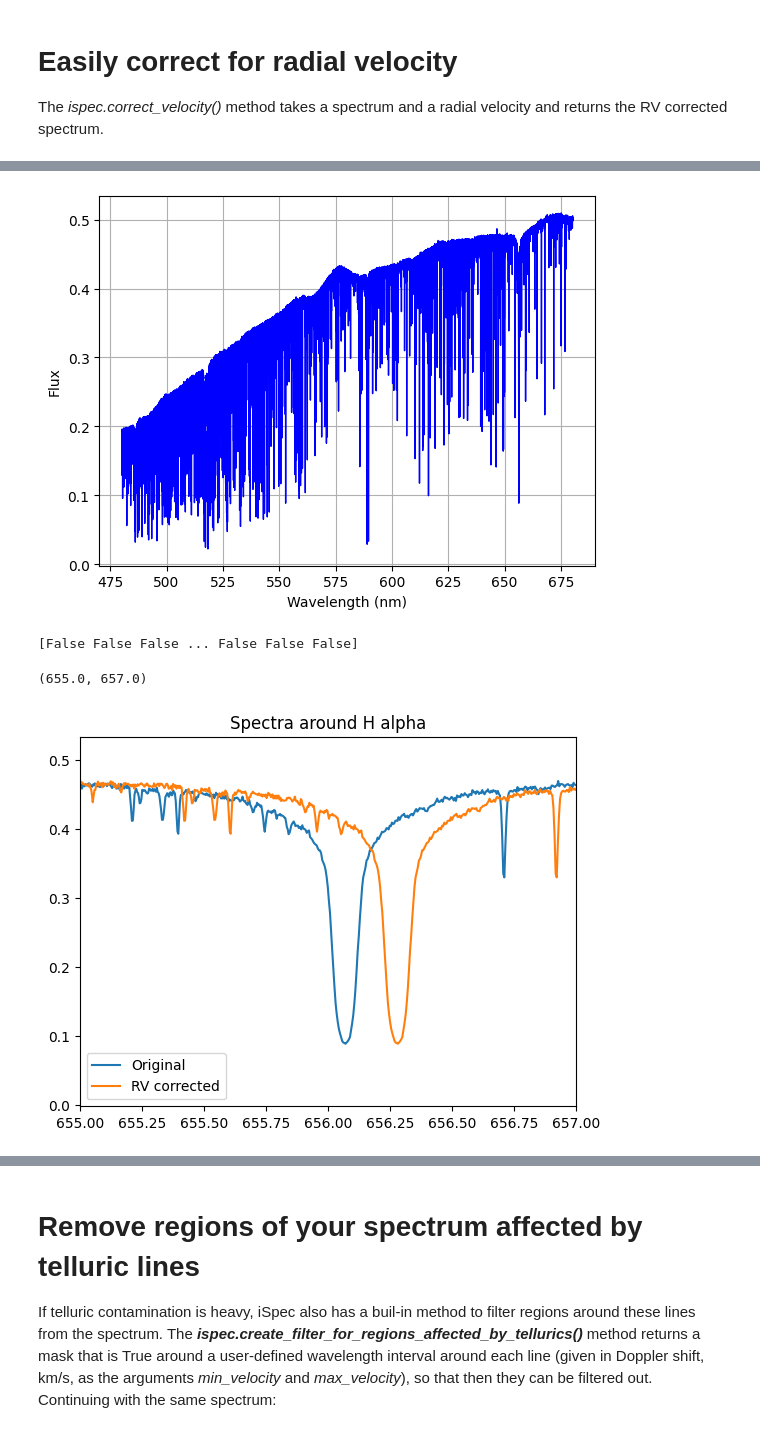
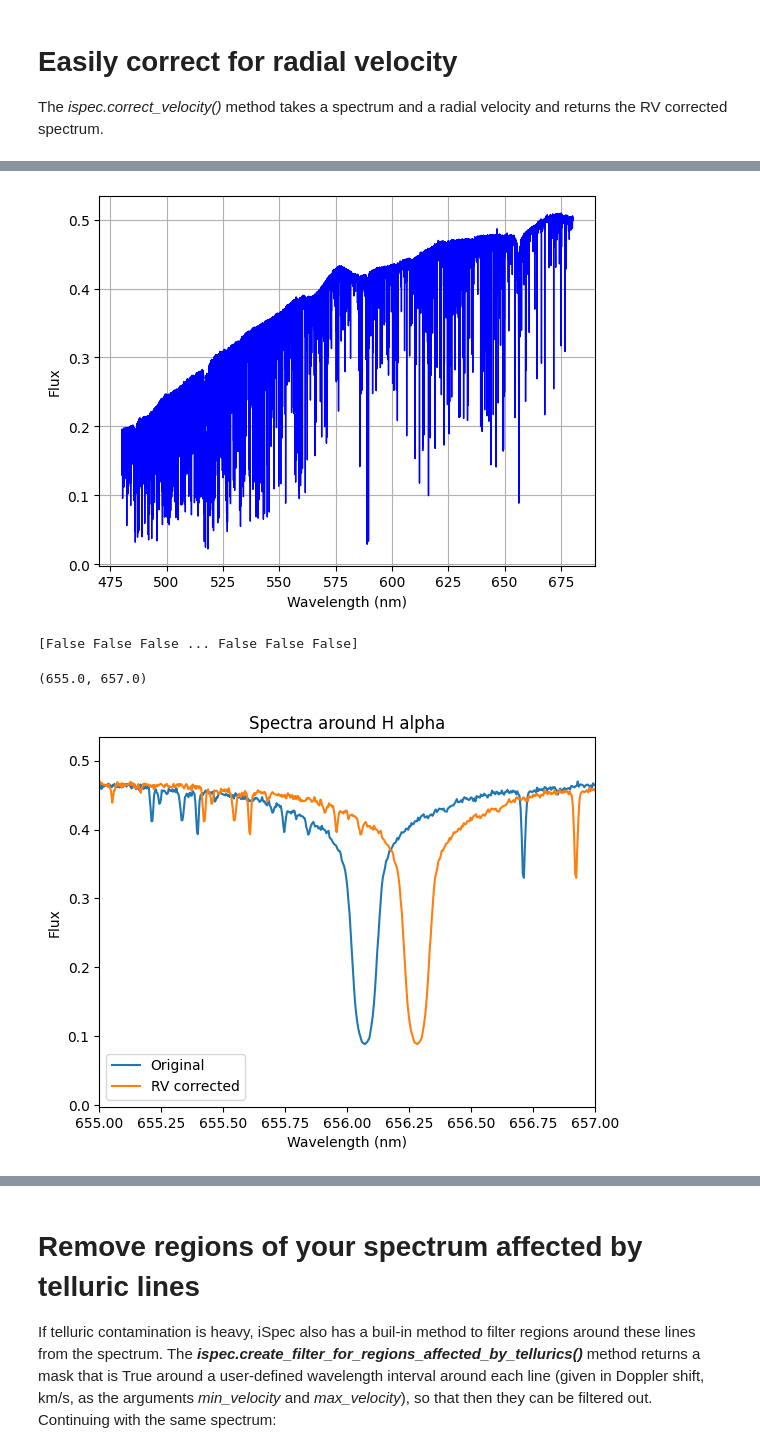
Before and after one commit to PyCoffees/notebooks, a Jupyter notebook: notebooks/2025_09_17_CCF_iSpec_SergioTurradoPrieto.ipynb, the cells around one changed output, grey strips where cells are left out. Saved outputs shown, nothing was run; the diff lists cells and outputs as text; code cells hidden in the pictures.

```diff
--- a/notebooks/2025_09_17_CCF_iSpec_SergioTurradoPrieto.ipynb
+++ b/notebooks/2025_09_17_CCF_iSpec_SergioTurradoPrieto.ipynb
@@ -164,5 +191,7 @@ plt.plot(spectrum['waveobs'], spectrum['flux'], label='Original')
 plt.plot(spectrum_rvcorr['waveobs'], spectrum_rvcorr['flux'], label='RV corrected')
 plt.legend()
 plt.title('Spectra around H alpha')
+plt.xlabel('Wavelength (nm)')
+plt.ylabel('Flux')
 plt.xlim(655, 657)
 # %% [output]
@@ -179,8 +208,8 @@ plt.xlim(655, 657)
 [figure]
 [figure]
 [False False False ... False False False]
 (655.0, 657.0)
-[figure, old version]
+[figure, new version]
 # %% [markdown]
 # Check for BV correction with a telluric linemask #
 
```
Also changed, not shown: parts of 12 cells of this notebook.
